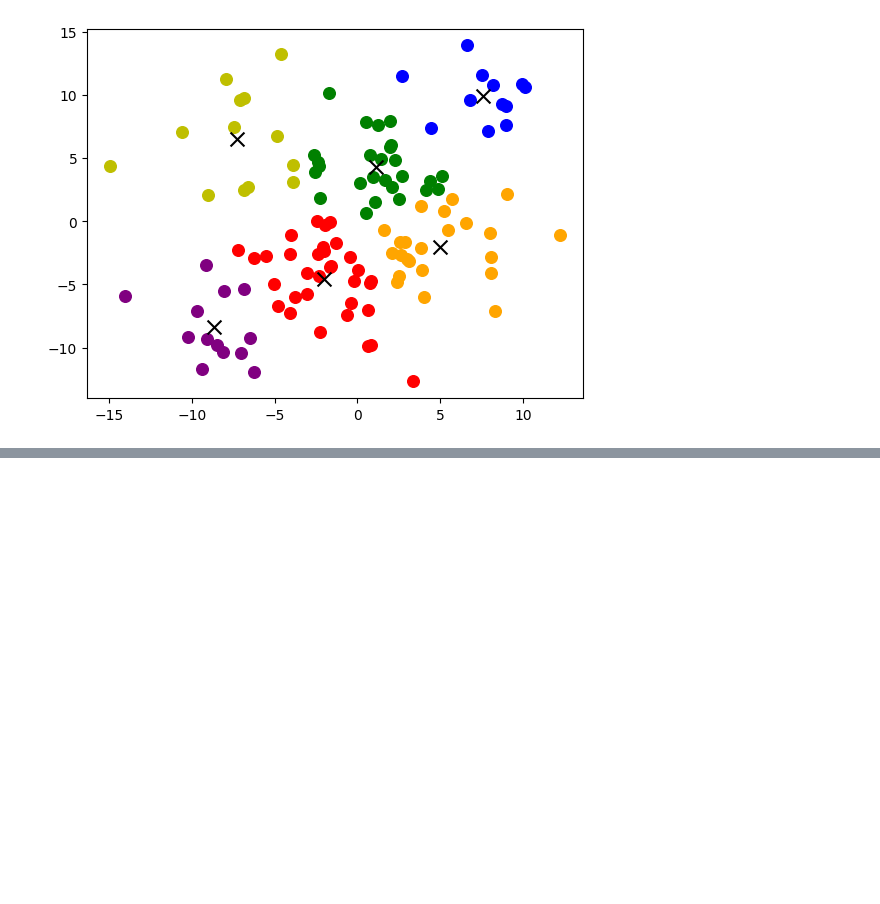
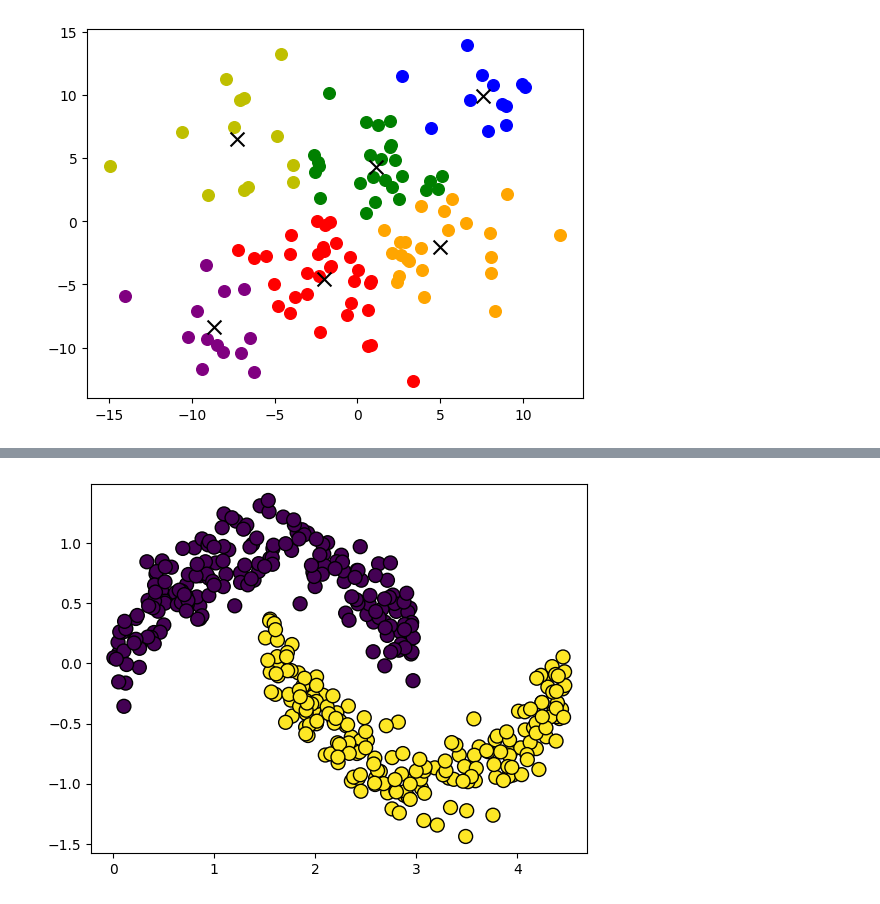
Before and after one commit to Harutoshi87/KI, a Jupyter notebook: source/09_MachineLearning/ch2_군집분석.ipynb, the cells around one changed output, grey strips where cells are left out. Saved outputs shown, nothing was run; the diff lists cells and outputs as text; code cells hidden in the pictures; blank space fills up the shorter version.

```diff
--- a/source/09_MachineLearning/ch2_군집분석.ipynb
+++ b/source/09_MachineLearning/ch2_군집분석.ipynb
@@ -411,0 +541,20 @@ plt.show()
+# %%
+X1 = np.random.rand(200) * 3 # 0 <= rand(데이터 개수) * 3 < 3 균등분포
+noise = np.random.normal(0, 0.2, X1.shape)
+Y1 = np.sin(X1)+noise
+# plt.scatter(X1, Y1)
+group1 = np.c_[X1, Y1, np.full(len(X1), 0)]
+# print(group1[:3])
+
+X2 = X1 + 1.5
+noise = np.random.normal(0, 0.2, X2.shape)
+Y2 = np.cos(X2)+noise
+# plt.scatter(X2, Y2)
+group2 = np.c_[X2, Y2, np.full(len(X2), 1)]
+# print(group2[:3])
+
+data = np.r_[group1, group2]
+plt.scatter(x=data[:, 0], y=data[:, 1], c=data[:, 2], s=100, edgecolors='k')
+plt.show()
+# %% [output]
+[figure, added]
```
Also changed, not shown: parts of 49 cells of this notebook, 2 other files.
